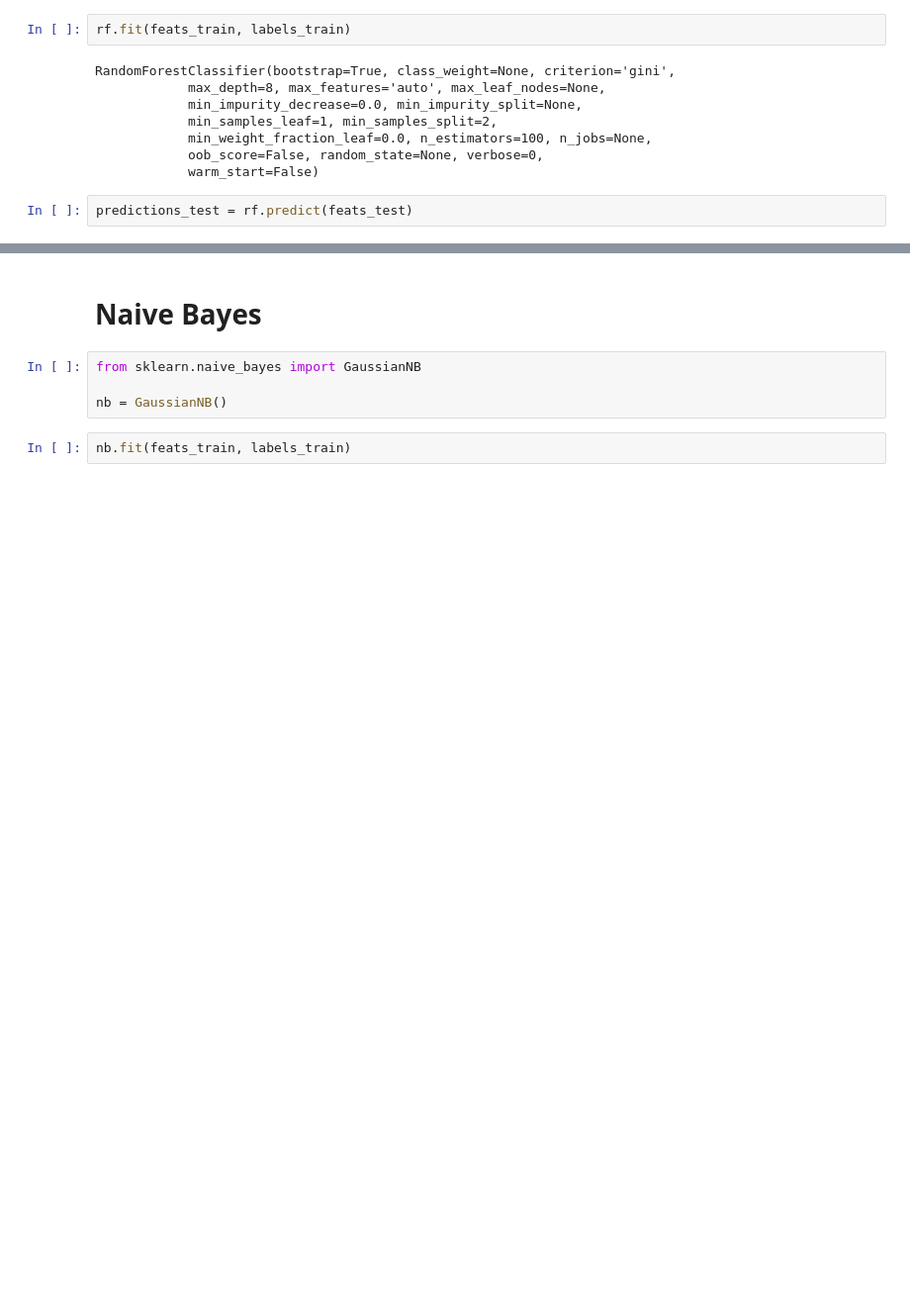
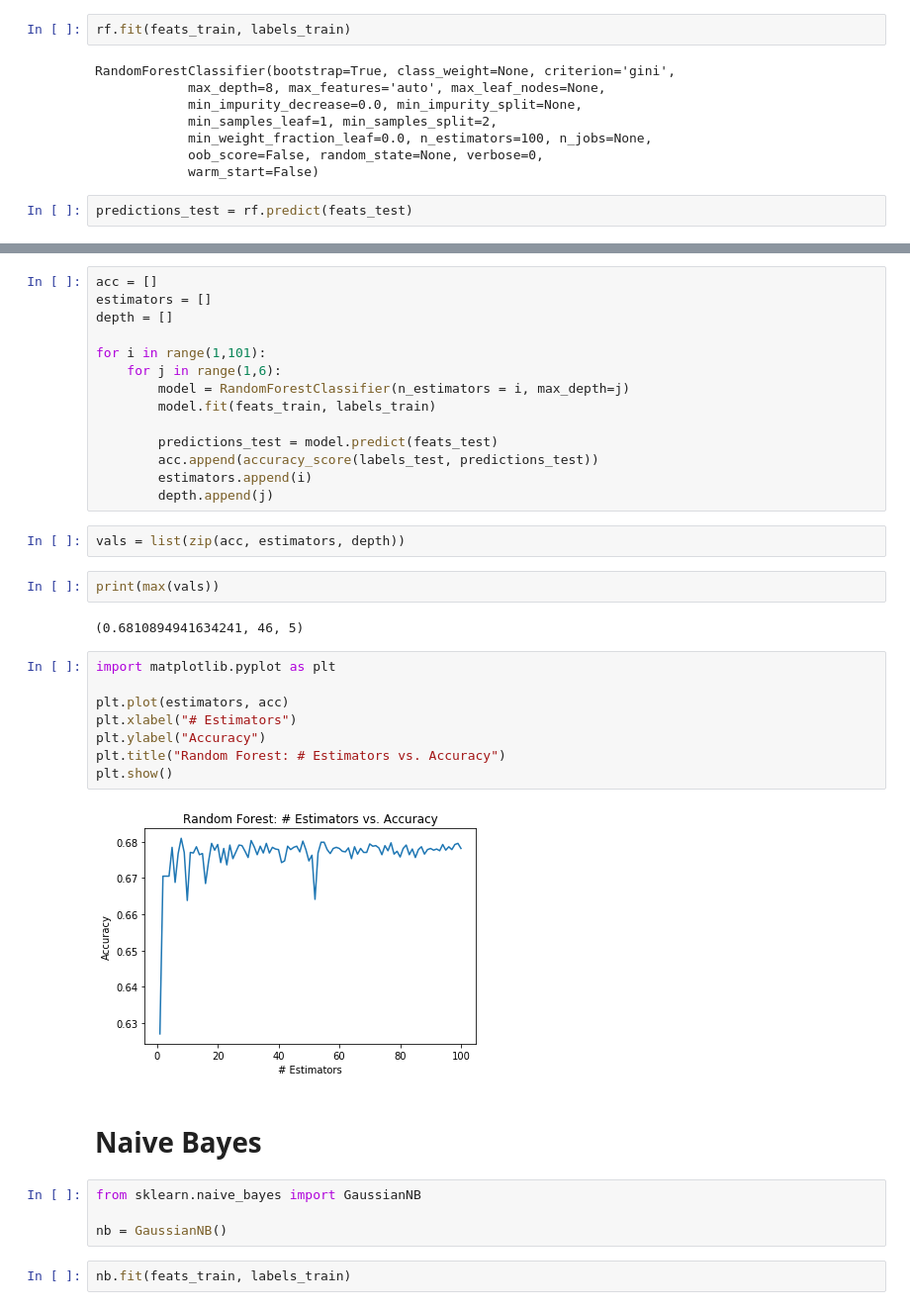
Before and after one commit to shailaptl/KobeBryantShotDetection, a Jupyter notebook: sklearn.ipynb, the cells around one changed output, grey strips where cells are left out. Shown: that part at 99% size. Cells and saved outputs as stored; diff of their text form; blank space fills up the shorter version.

```diff
--- a/sklearn.ipynb
+++ b/sklearn.ipynb
@@ -58,3 +78,33 @@ accuracy_score(labels_test, predictions_test)
+# %%
+acc = []
+estimators = []
+depth = []
+
+for i in range(1,101):
+    for j in range(1,6):
+        model = RandomForestClassifier(n_estimators = i, max_depth=j)
+        model.fit(feats_train, labels_train)
+
+        predictions_test = model.predict(feats_test)
+        acc.append(accuracy_score(labels_test, predictions_test))
+        estimators.append(i)
+        depth.append(j)
+# %%
+vals = list(zip(acc, estimators, depth))
+# %%
+print(max(vals))
+# %% [output]
+(0.6810894941634241, 46, 5)
+# %%
+import matplotlib.pyplot as plt
+
+plt.plot(estimators, acc)
+plt.xlabel("# Estimators")
+plt.ylabel("Accuracy")
+plt.title("Random Forest: # Estimators vs. Accuracy")
+plt.show()
+# %% [output]
+[figure, added]
 # %% [markdown]
 # Naive Bayes
 # %%
```
Also changed, not shown: parts of 17 cells of this notebook.
